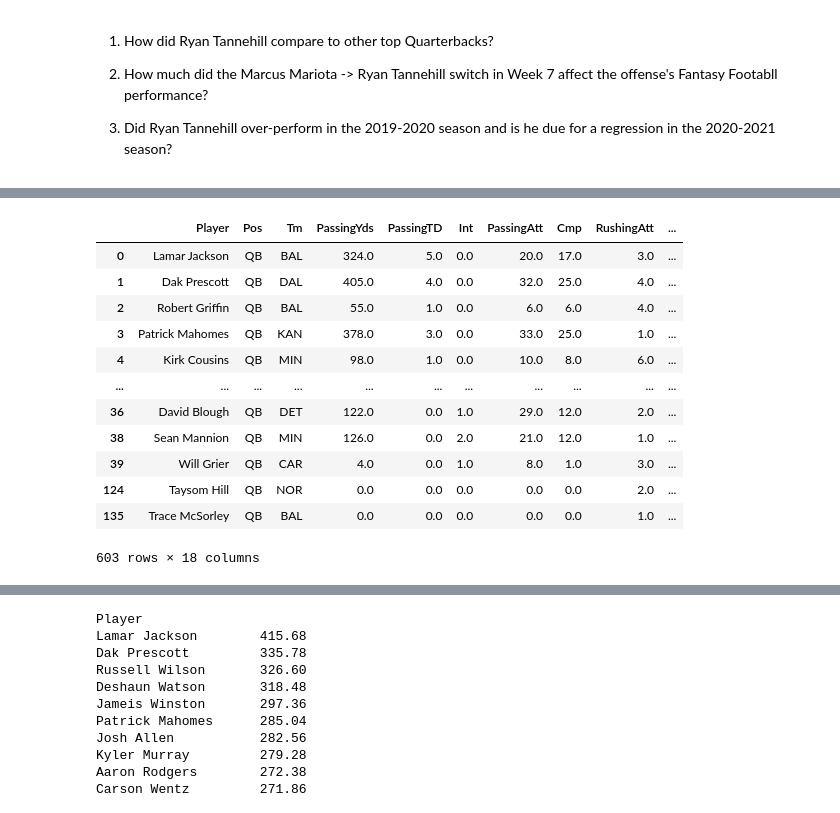
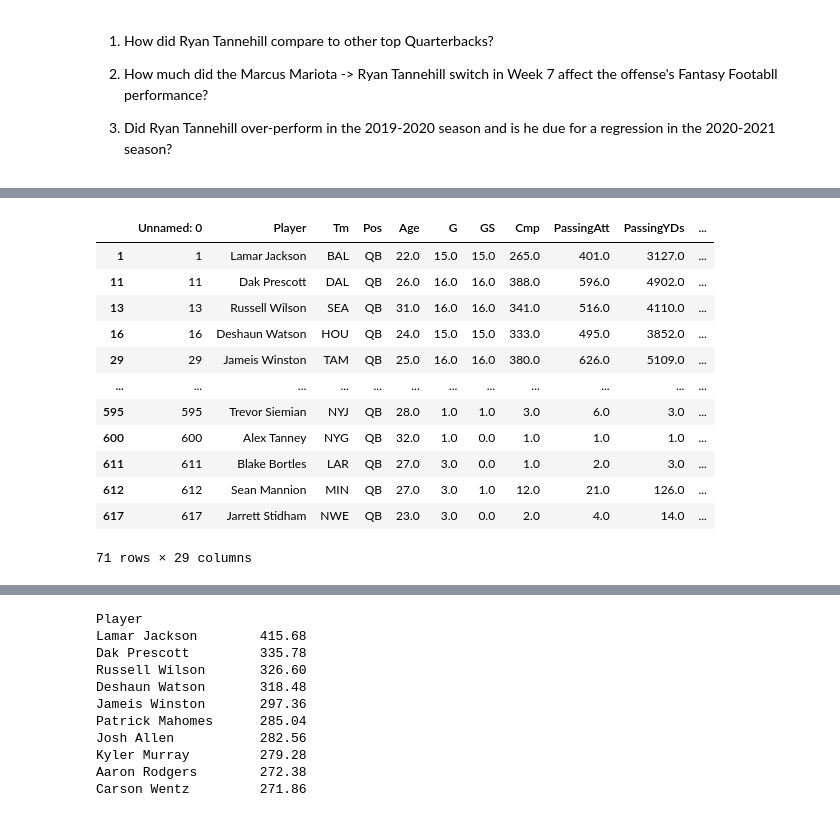
Before and after one commit to piercepatrick/Fantasy-Football-Analysis, a Jupyter notebook: Tannehilll_Analysis.ipynb, the cells around one changed output, grey strips where cells are left out. Saved outputs shown, nothing was run; the diff lists cells and outputs as text; code cells hidden in the pictures.

Commit message:
Added second dataframe

```diff
--- a/Tannehilll_Analysis.ipynb
+++ b/Tannehilll_Analysis.ipynb
@@ -41,0 +63,4 @@ df
+# %%
+year_df['FantasyPoints'] = year_df['FantasyPoints'] - year_df['Rec']
+year_df['FantasyPoints'] = year_df['FantasyPoints'] + year_df['Rec']*0.5
+year_df.head()
@@ -45,0 +88,5 @@ df.rename(columns = {'HalfPPRFantasyPoints': 'FantasyPoints'}, inplace = True)
+# %%
+year_df.drop(['PassingYds', 'RushingYds', 'ReceivingYds'], axis =1, inplace = True)
+# %%
+year_df = year_df.loc[:, ~year_df.columns.duplicated()]
+year_df['Usage'] = year_df['Tgt'] + year_df['RushingAtt']
@@ -45,0 +98,7 @@ df.rename(columns = {'HalfPPRFantasyPoints': 'FantasyPoints'}, inplace = True)
+# %%
+year_df['UsageRank'] = year_df['Usage'].rank(ascending = False)
+year_df['FantasyPointsRank'] = year_df['FantasyPoints'].rank(ascending = False)
+year_df['FantasyPoints/GM'] = year_df['FantasyPoints'] / year_df['G']
+year_df['FantasyPoints/GM_Rank'] = year_df['FantasyPoints'].rank(ascending = False)
+year_df['FantasyPoints/GM'] = year_df['FantasyPoints/GM'].apply(lambda x: round(x,2))
+year_df.sort_values(by='FantasyPoints/GM_Rank').head()
@@ -46,18 +112,18 @@ df.rename(columns = {'HalfPPRFantasyPoints': 'FantasyPoints'}, inplace = True)
 # %%
-qb_df = df.loc[df['Pos'] == 'QB']
+qb_df = year_df.loc[year_df['Pos'] == 'QB']
 qb_df
 # %% [output]
-|  | Player | Pos | Tm | PassingYds | PassingTD | Int | PassingAtt | Cmp | RushingAtt | ... |
-| 0 | Lamar Jackson | QB | BAL | 324.0 | 5.0 | 0.0 | 20.0 | 17.0 | 3.0 | ... |
-| 1 | Dak Prescott | QB | DAL | 405.0 | 4.0 | 0.0 | 32.0 | 25.0 | 4.0 | ... |
-| 2 | Robert Griffin | QB | BAL | 55.0 | 1.0 | 0.0 | 6.0 | 6.0 | 4.0 | ... |
-| 3 | Patrick Mahomes | QB | KAN | 378.0 | 3.0 | 0.0 | 33.0 | 25.0 | 1.0 | ... |
-| 4 | Kirk Cousins | QB | MIN | 98.0 | 1.0 | 0.0 | 10.0 | 8.0 | 6.0 | ... |
-| ... | ... | ... | ... | ... | ... | ... | ... | ... | ... | ... |
-| 36 | David Blough | QB | DET | 122.0 | 0.0 | 1.0 | 29.0 | 12.0 | 2.0 | ... |
-| 38 | Sean Mannion | QB | MIN | 126.0 | 0.0 | 2.0 | 21.0 | 12.0 | 1.0 | ... |
-| 39 | Will Grier | QB | CAR | 4.0 | 0.0 | 1.0 | 8.0 | 1.0 | 3.0 | ... |
-| 124 | Taysom Hill | QB | NOR | 0.0 | 0.0 | 0.0 | 0.0 | 0.0 | 2.0 | ... |
-| 135 | Trace McSorley | QB | BAL | 0.0 | 0.0 | 0.0 | 0.0 | 0.0 | 1.0 | ... |
+|  | Unnamed: 0 | Player | Tm | Pos | Age | G | GS | Cmp | PassingAtt | PassingYDs | ... |
+| 1 | 1 | Lamar Jackson | BAL | QB | 22.0 | 15.0 | 15.0 | 265.0 | 401.0 | 3127.0 | ... |
+| 11 | 11 | Dak Prescott | DAL | QB | 26.0 | 16.0 | 16.0 | 388.0 | 596.0 | 4902.0 | ... |
+| 13 | 13 | Russell Wilson | SEA | QB | 31.0 | 16.0 | 16.0 | 341.0 | 516.0 | 4110.0 | ... |
+| 16 | 16 | Deshaun Watson | HOU | QB | 24.0 | 15.0 | 15.0 | 333.0 | 495.0 | 3852.0 | ... |
+| 29 | 29 | Jameis Winston | TAM | QB | 25.0 | 16.0 | 16.0 | 380.0 | 626.0 | 5109.0 | ... |
+| ... | ... | ... | ... | ... | ... | ... | ... | ... | ... | ... | ... |
+| 595 | 595 | Trevor Siemian | NYJ | QB | 28.0 | 1.0 | 1.0 | 3.0 | 6.0 | 3.0 | ... |
+| 600 | 600 | Alex Tanney | NYG | QB | 32.0 | 1.0 | 0.0 | 1.0 | 1.0 | 1.0 | ... |
+| 611 | 611 | Blake Bortles | LAR | QB | 27.0 | 3.0 | 0.0 | 1.0 | 2.0 | 3.0 | ... |
+| 612 | 612 | Sean Mannion | MIN | QB | 27.0 | 3.0 | 1.0 | 12.0 | 21.0 | 126.0 | ... |
+| 617 | 617 | Jarrett Stidham | NWE | QB | 23.0 | 3.0 | 0.0 | 2.0 | 4.0 | 14.0 | ... |
-603 rows × 18 columns
+71 rows × 29 columns
 # %%
```
Also changed, not shown: parts of 14 cells of this notebook.
